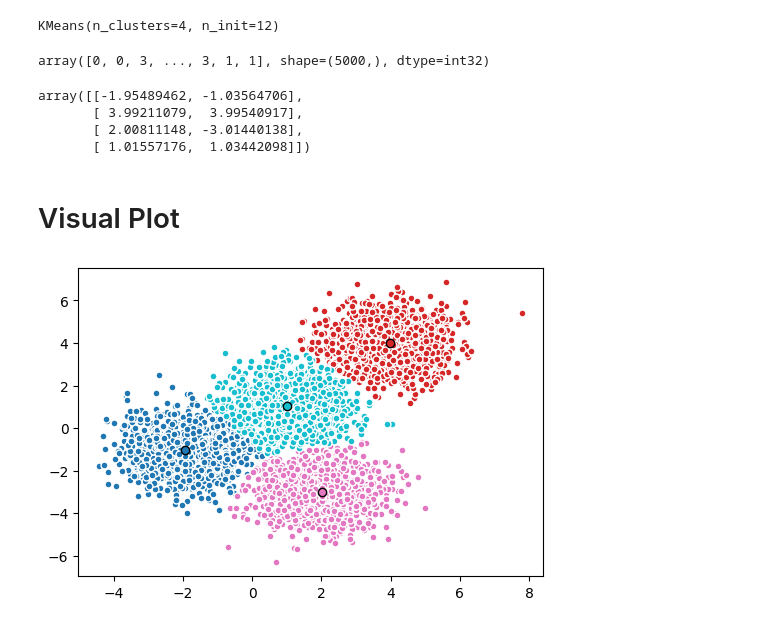
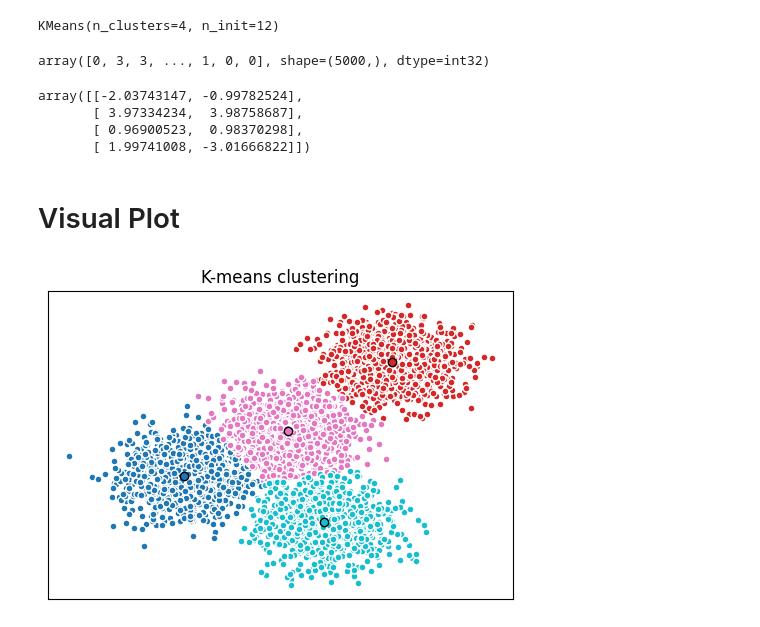
Before and after one commit to victorcata/ai-engineering-certificate, a Jupyter notebook: 01-machine-learning/unsupervised-learning/01-k-means-clustering.ipynb, the cells around one changed output. Saved outputs shown, nothing was run; the diff lists cells and outputs as text; code cells hidden in the pictures.

Commit message:
chore(machine-learning): k-means clustering

```diff
--- a/01-machine-learning/unsupervised-learning/01-k-means-clustering.ipynb
+++ b/01-machine-learning/unsupervised-learning/01-k-means-clustering.ipynb
@@ -30,59 +33,65 @@ plt.scatter(X[:, 0], X[:, 1], marker='.',alpha=0.3,ec='k',s=80)
 # Modeling
 # %%
 # k-means++: Selects initial cluster centres for k-means clustering in a smart way to speed up convergence
-k_means = KMeans(init = "k-means++", n_clusters = 4, n_init = 12)
+k_means_5 = KMeans(init = "k-means++", n_clusters = 4, n_init = 12)
 # %%
-k_means.fit(X)
+k_means_5.fit(X)
 # %% [output]
 KMeans(n_clusters=4, n_init=12)
 # %%
 # Get the label for each point in the model
-k_means_labels = k_means.labels_
+k_means_labels = k_means_5.labels_
 k_means_labels
 # %% [output]
-array([0, 0, 3, ..., 3, 1, 1], shape=(5000,), dtype=int32)
+array([0, 3, 3, ..., 1, 0, 0], shape=(5000,), dtype=int32)
 # %%
 # Get the coordinates of the cluster centers
-k_means_cluster_centers = k_means.cluster_centers_
+k_means_cluster_centers = k_means_5.cluster_centers_
 k_means_cluster_centers
 # %% [output]
-array([[-1.95489462, -1.03564706],
-       [ 3.99211079,  3.99540917],
-       [ 2.00811148, -3.01440138],
-       [ 1.01557176,  1.03442098]])
+array([[-2.03743147, -0.99782524],
+       [ 3.97334234,  3.98758687],
+       [ 0.96900523,  0.98370298],
+       [ 1.99741008, -3.01666822]])
 # %% [markdown]
 # Visual Plot
 # %%
 # Initialize the plot with the specified dimensions.
-fig = plt.figure(figsize=(6, 4))
+fig_3d = plt.figure(figsize=(6, 4))
 
 # Colors uses a color map, which will produce an array of colors based on
 # the number of labels there are. We use set(k_means_labels) to get the
 # unique labels.
 colors = plt.cm.tab10(np.linspace(0, 1, len(set(k_means_labels))))
 
 # Create a plot
-ax = fig.add_subplot(1, 1, 1)
+ax = fig_3d.add_subplot(1, 1, 1)
 
 # For loop that plots the data points and centroids.
 # k will range from 0-3, which will match the possible clusters that each
 # data point is in.
 for k, col in zip(range(4), colors):
     # Create a list of all data points, where the data points that are
     # in the cluster (ex. cluster 0) are labeled as true, else they are
     # labeled as false.
     my_members = (k_means_labels == k)
 
     # Define the centroid, or cluster center.
     cluster_center = k_means_cluster_centers[k]
 
     # Plots the datapoints with color col.
     ax.plot(X[my_members, 0], X[my_members, 1], 'w', markerfacecolor=col, marker='.',ms=10)
 
     # Plots the centroids with specified color, but with a darker outline
     ax.plot(cluster_center[0], cluster_center[1], 'o', markerfacecolor=col, markeredgecolor='k', markersize=6)
 
 # Title of the plot
-ax.set_title('K-means clustering', fontsize=16)
+ax.set_title('K-means clustering')
+
+# Remove x-axis and y-axis ticks
+ax.set_xticks(())
+ax.set_yticks(())
+
+plt.show()
 # %% [output]
-[figure, old version]
+[figure, new version]
```
Also changed, not shown: parts of 24 cells of this notebook.
